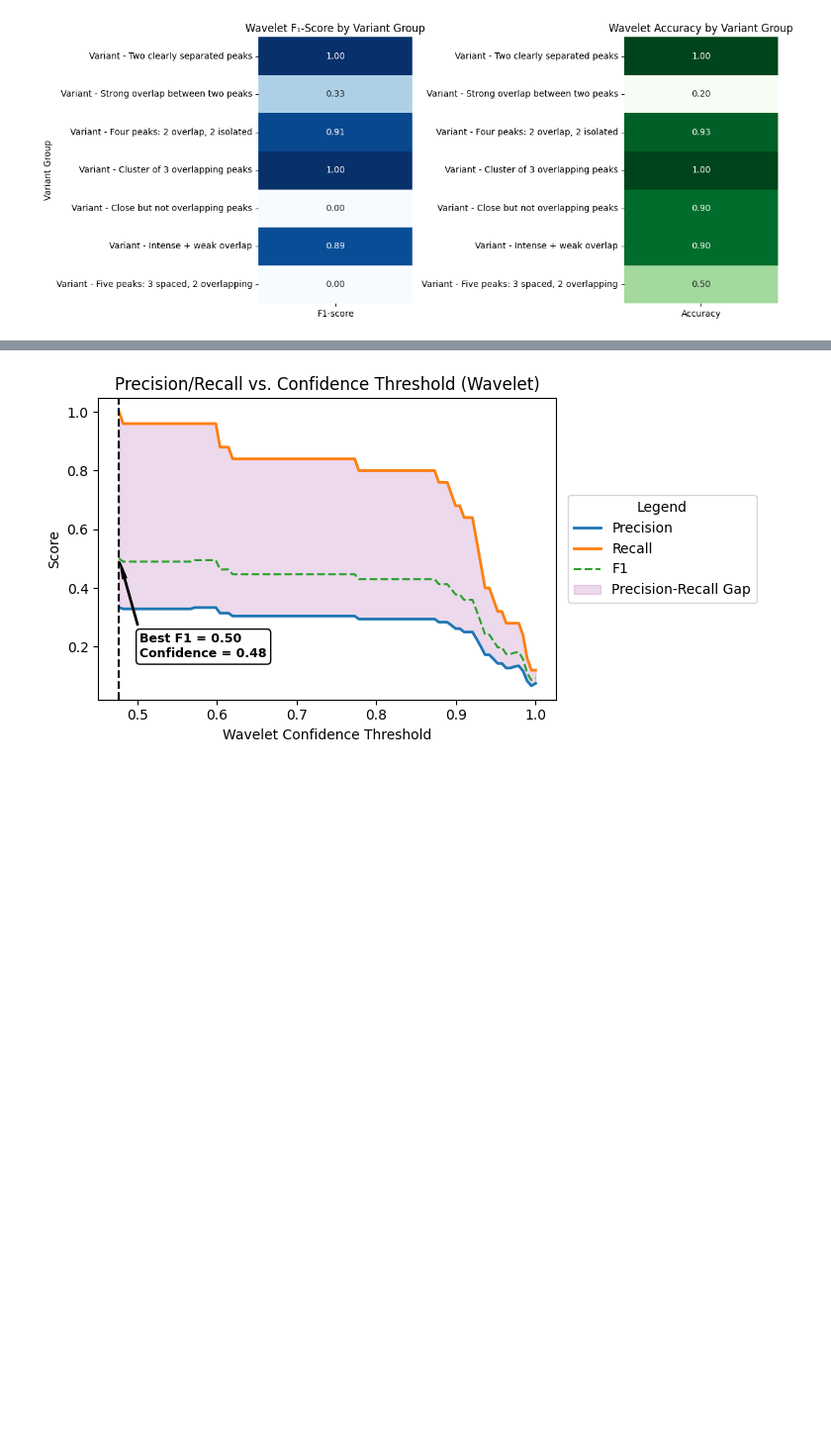
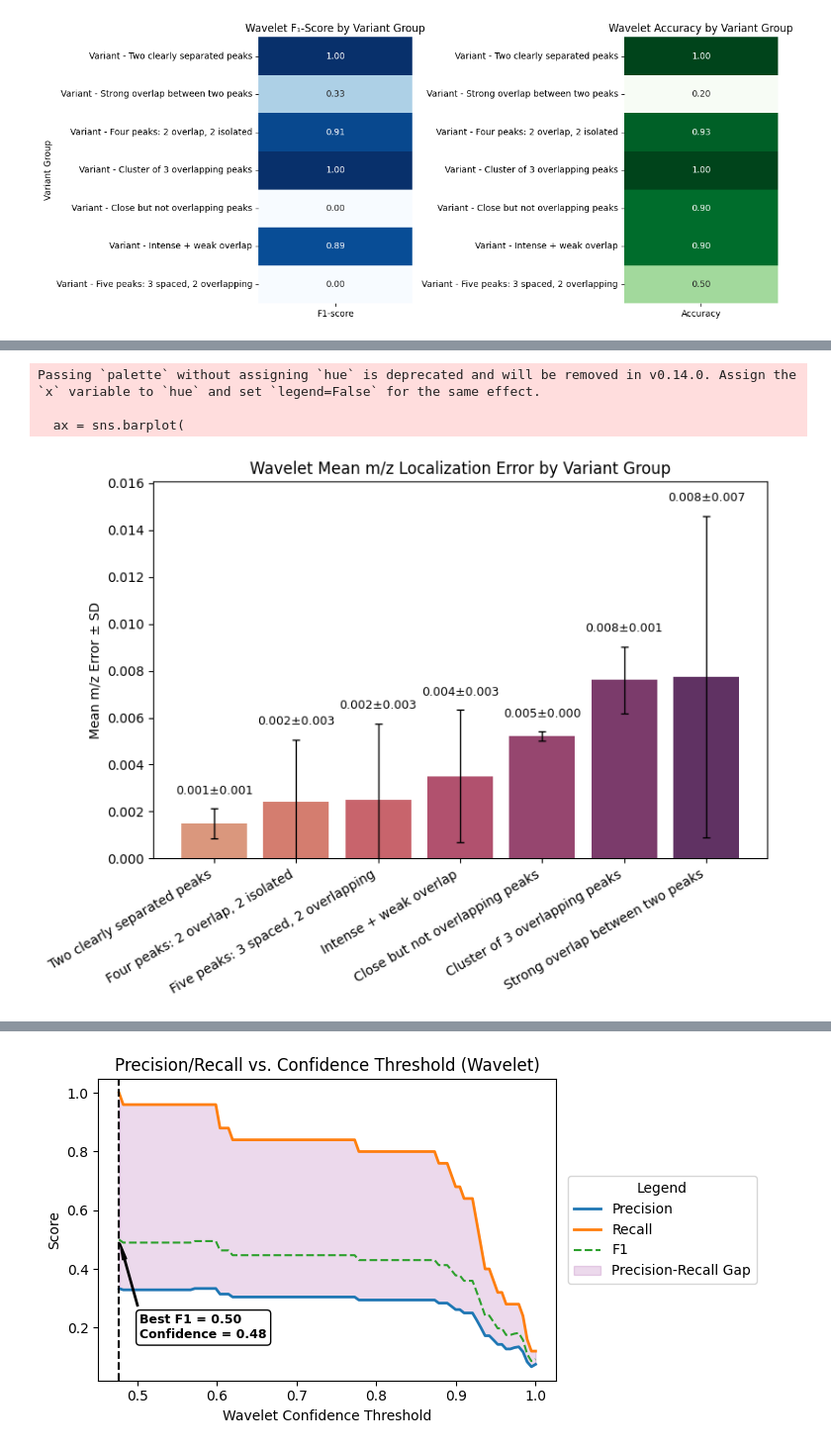
Before and after one commit to VictorGiuPer/mass_spec_v2, a Jupyter notebook: results/results_wavelet.ipynb, the cells around one changed output, grey strips where cells are left out. Shown at 99% size. Cells and saved outputs as stored; diff of their text form; code cells hidden in the pictures; blank space fills up the shorter version.

```diff
--- a/results_wavelet.ipynb
+++ b/results/results_wavelet.ipynb
@@ -151,0 +83,33 @@ display(stats_summary_wave)
+# %%
+# Compute group-wise mean and std of m/z localization error
+summary_le_mz = wave_le_mz.groupby("group")["mean_loc_error_mz"].agg(["mean", "std"]).sort_values("mean")
+order_le_mz = summary_le_mz.index.tolist()
+
+# Create barplot
+plt.figure(figsize=(8, 6))
+ax = sns.barplot(
+    data=summary_le_mz.reset_index(),
+    x="group",
+    y="mean",
+    order=order_le_mz,
+    palette="flare"
+)
+# Add error bars and value labels
+for i, (_, row) in enumerate(summary_le_mz.iterrows()):
+    ax.errorbar(i, row["mean"], yerr=row["std"], color="k", capsize=3, lw=1)
+    ax.text(i, row["mean"] + row["std"] + 0.0005, f"{row['mean']:.3f}±{row['std']:.3f}", ha="center", va="bottom", fontsize=9)
+
+# Final plot formatting
+ymax = (summary_le_mz["mean"] + summary_le_mz["std"]).max() * 1.10
+ax.set_ylim(0, ymax)
+ax.set_xlabel("")
+plt.title("Wavelet Mean m/z Localization Error by Variant Group")
+plt.ylabel("Mean m/z Error ± SD")
+plt.xticks(rotation=30, ha="right")
+plt.tight_layout()
+plt.show()
+# %% [output]
+Passing `palette` without assigning `hue` is deprecated and will be removed in v0.14.0. Assign the `x` variable to `hue` and set `legend=False` for the same effect.
+
+  ax = sns.barplot(
+[figure, added]
```
Also changed, not shown: parts of 11 cells of this notebook, 4 other files.
